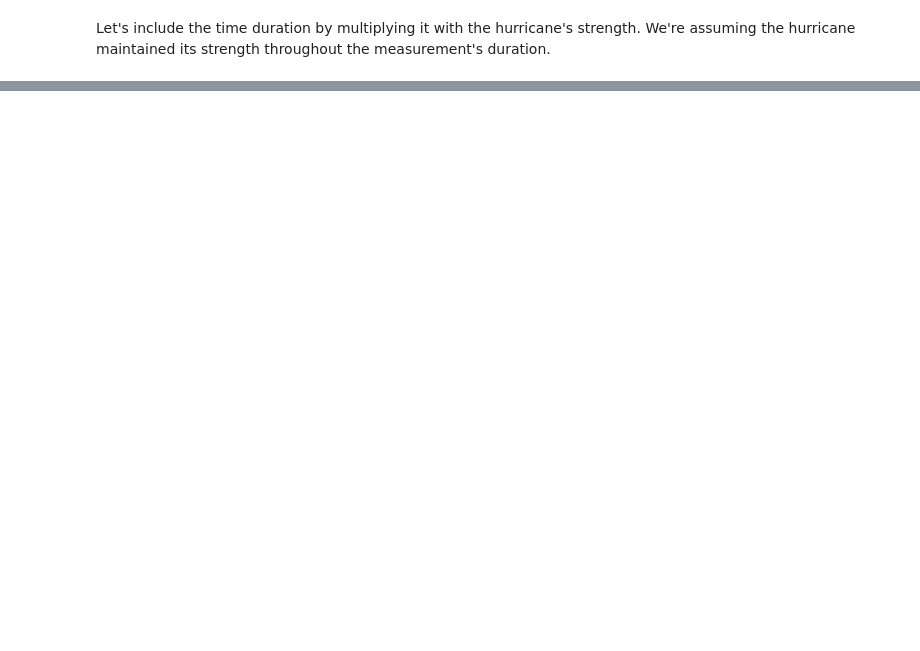
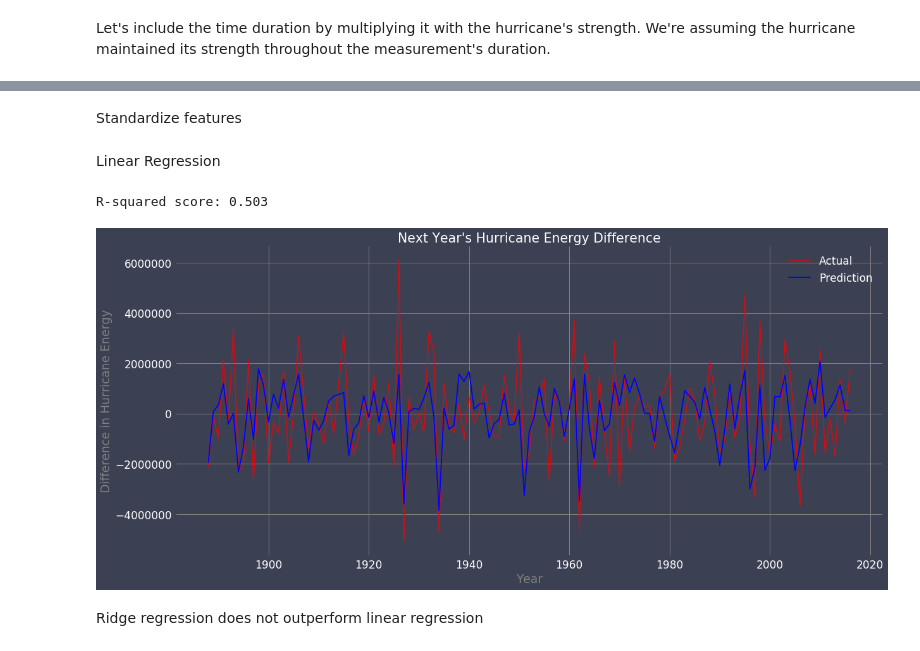
Before and after one commit to blane07/altantic-hurricane-paths, a Jupyter notebook: hurricane-path-predictor.ipynb, the cells around one changed output, grey strips where cells are left out. Cells and saved outputs as stored; diff of their text form; code cells hidden in the pictures; blank space fills up the shorter version.

```diff
--- a/hurricane-path-predictor.ipynb
+++ b/hurricane-path-predictor.ipynb
@@ -364,0 +404,6 @@ HU_energy_year.plot(figsize=(20, 8),
+# %%
+# 1 through 6, 14, 27, and 36
+ts_df = pd.DataFrame([y.shift(1), y.shift(2), y.shift(3), y.shift(4), y.shift(5), y.shift(6),
+                      y.shift(14), y.shift(27), y.shift(36)]).transpose().dropna()
+ts_df.columns = ['lag1', 'lag2', 'lag3', 'lag4', 'lag5', 'lag6', 'lag14', 'lag27', 'lag36']
+ts_df.head(3)
@@ -364,0 +425,30 @@ HU_energy_year.plot(figsize=(20, 8),
+# %%
+X = ts_df.drop(['lag14'], axis=1)    # Removing the 14-year lag term improves score
+yy = y[36:]
+X_train, X_test, y_train, y_test = train_test_split(X, yy, test_size=0.2, random_state=42)
+# %% [markdown]
+Standardize features
+# %%
+ss = StandardScaler()
+X_train = ss.fit_transform(X_train)
+X_test = ss.fit_transform(X_test)
+# %% [markdown]
+Linear Regression
+# %%
+lr = LinearRegression()
+model = lr.fit(X_train, y_train)
+print('R-squared score: {}'.format(round(model.score(X_test, y_test), 3)))
+# %% [output]
+R-squared score: 0.503
+# %%
+plt.figure(figsize=(20, 9))
+plt.plot(yy.index, yy.values, label='Actual', color='r', alpha=0.7)
+plt.plot(yy.index, model.predict(ss.fit_transform(X)), label='Prediction', color='b')
+plt.legend(loc='best')
+plt.xlabel('Year')
+plt.ylabel('Difference in Hurricane Energy')
+plt.title('Next Year\'s Hurricane Energy Difference');
+# %% [output]
+[figure, added]
+# %% [markdown]
+Ridge regression does not outperform linear regression
```
Also changed, not shown: parts of 41 cells of this notebook.
